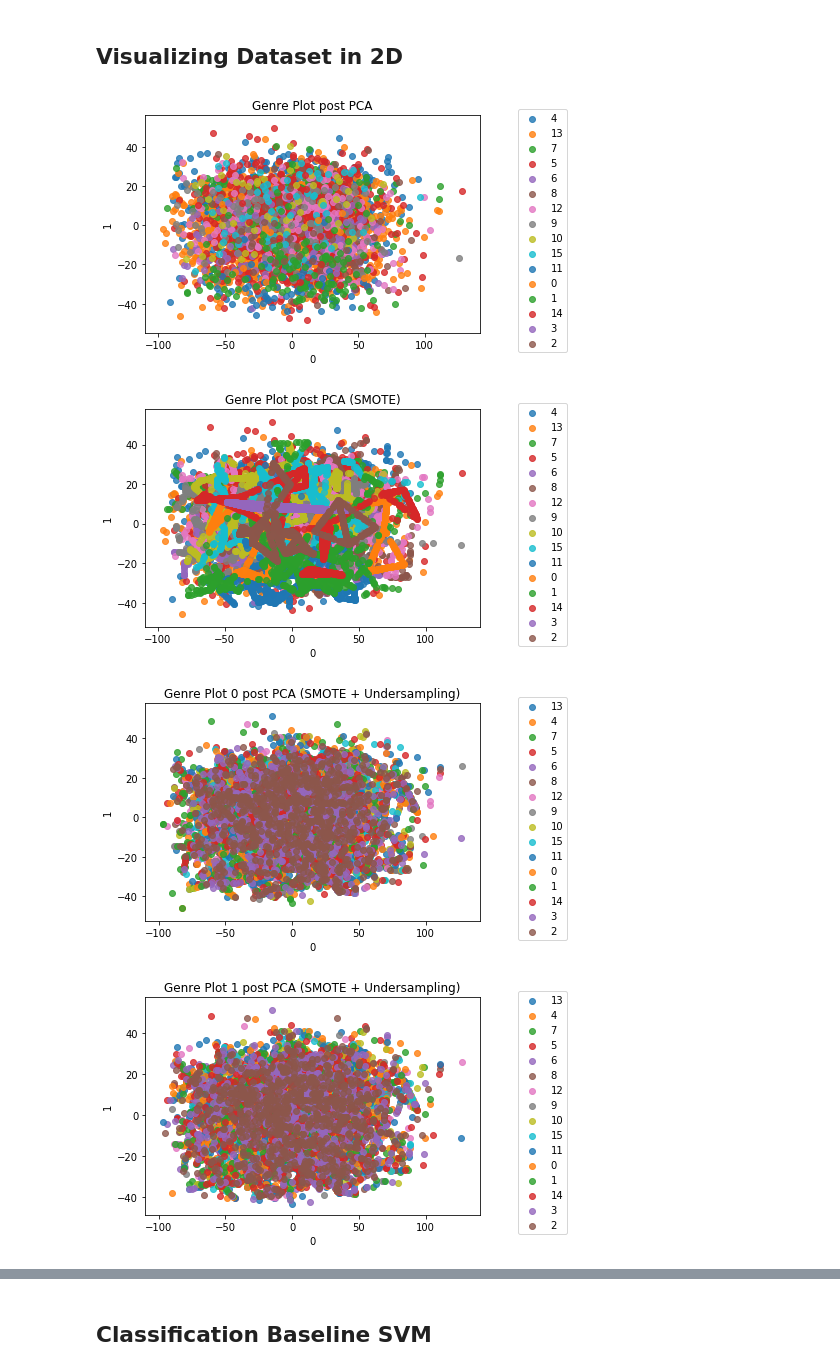
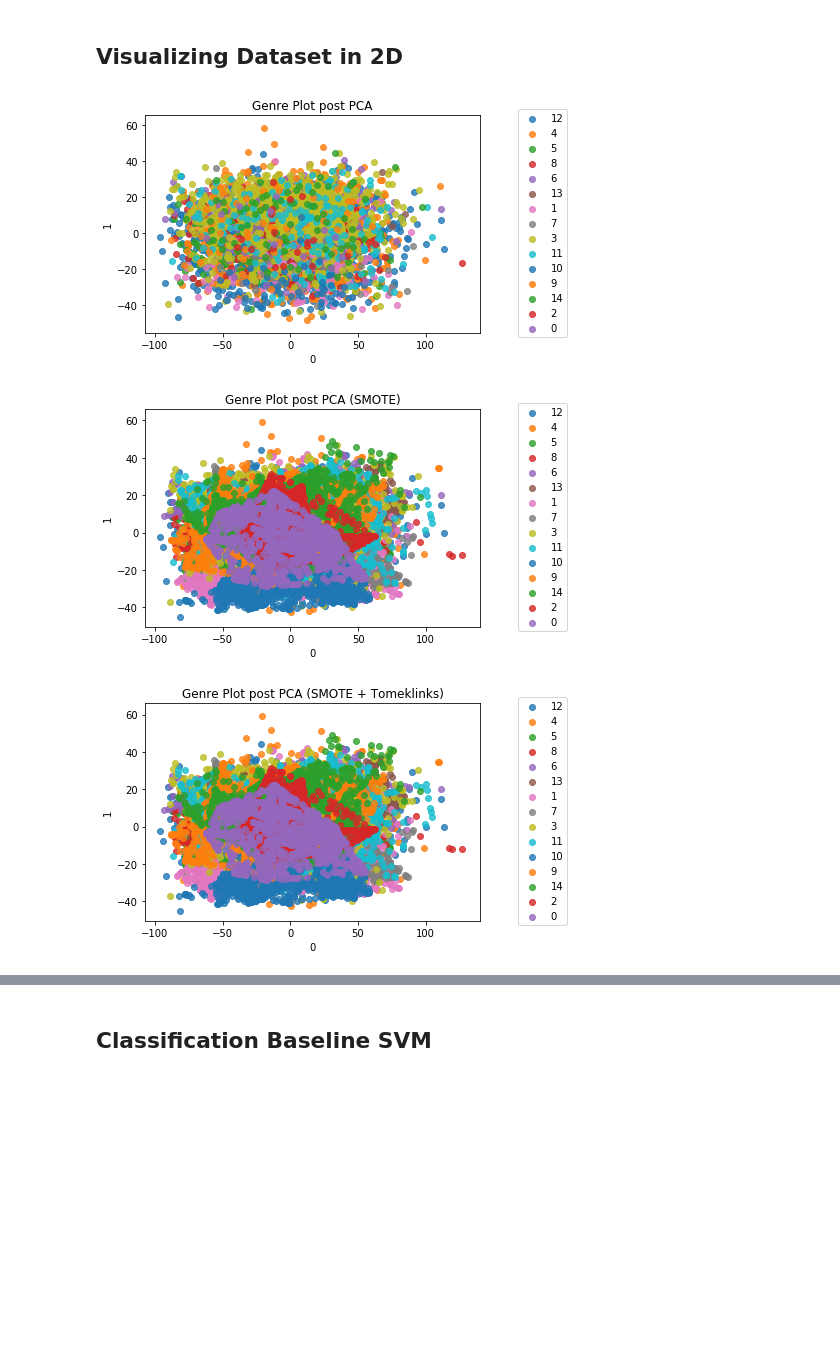
Before and after one commit to itaher1995/CS6220_Final_Project, a Jupyter notebook: FMA-TAHER.ipynb, the cells around one changed output, grey strips where cells are left out. Saved outputs shown, nothing was run; the diff lists cells and outputs as text; code cells hidden in the pictures; blank space fills up the shorter version.

```diff
--- a/FMA-TAHER.ipynb
+++ b/FMA-TAHER.ipynb
@@ -38,0 +70,6 @@ data
+# %%
+data['genre'] = response
+data=data.loc[data['genre']!='Easy Listening'].reset_index(drop=True)
+response = data['genre'].copy(deep=True)
+data=data.drop('genre',axis=1)
+response
@@ -52,7 +103,7 @@ X_train, X_test, y_train, y_test = train_test_split(data,responseEncoded,test_si
 # %%
 #oversampling with smote so we can train using synthetic instances
 unique,counts = np.unique(y_train,return_counts=True)
-sm = SMOTE(ratio=0.7,random_state=146,m_neighbors=min(counts)-1,k_neighbors=min(counts)-1)
+sm = SMOTE(random_state=146,m_neighbors=min(counts)-1,k_neighbors=min(counts)-1)
 X_SMOTE, y_SMOTE = sm.fit_sample(X_train,y_train)
 # %%
 pd.Series(y_SMOTE).value_counts().plot(kind='bar',title='Distribution of Instances by Genre Label')
@@ -80,0 +131,5 @@ dtype: int64
+# %%
+#remove impure data points
+tl = TomekLinks(ratio='all')
+
+X_tl, y_tl = tl.fit_sample(X_SMOTE,y_SMOTE)
@@ -129,6 +208,8 @@ datasets = bootstrap_samples(X_SMOTE,y_SMOTE,k)
 ## Visualizing Dataset in 2D
 # %%
 def plotClasses2D(X,y,dimensionality_reduction='PCA',title=None):
+    '''
+    Use this to visualize the separation of classes in two dimensions.'''
     if dimensionality_reduction=='PCA':
         pca = PCA(n_components=2) #two dimensions to plot on two dimensions
         xPlot = pca.fit_transform(X)
@@ -150,10 +231,10 @@ def plotClasses2D(X,y,dimensionality_reduction='PCA',title=None):
 # %%
 plotClasses2D(X_train,y_train,title='Genre Plot post PCA') #pca
 plotClasses2D(X_SMOTE,y_SMOTE,title='Genre Plot post PCA (SMOTE)') #pca with smote seem to be more defined groupings.
-for i in range(10):
-    plotClasses2D(datasets[i][0],datasets[i][1],title=f'Genre Plot {i} post PCA (SMOTE + Undersampling)') #pca with smote seem to be more defined groupings.
+plotClasses2D(X_tl,y_tl,title='Genre Plot post PCA (SMOTE + Tomeklinks)')
+# for i in range(10):
+#     plotClasses2D(datasets[i][0],datasets[i][1],title=f'Genre Plot {i} post PCA (SMOTE + Undersampling)') #pca with smote seem to be more defined groupings.
 # %% [output]
-[figure, old version]
+[figure, new version]
-[figure, old version]
+[figure, new version]
-[figure, old version]
+[figure, new version]
-[figure, removed]
```
Also changed, not shown: parts of 25 cells of this notebook.
